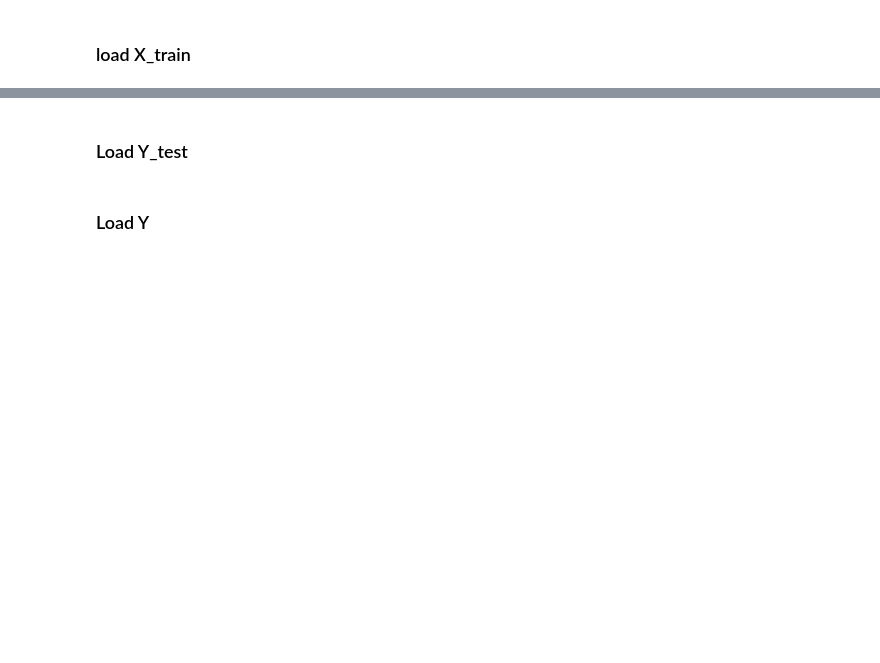
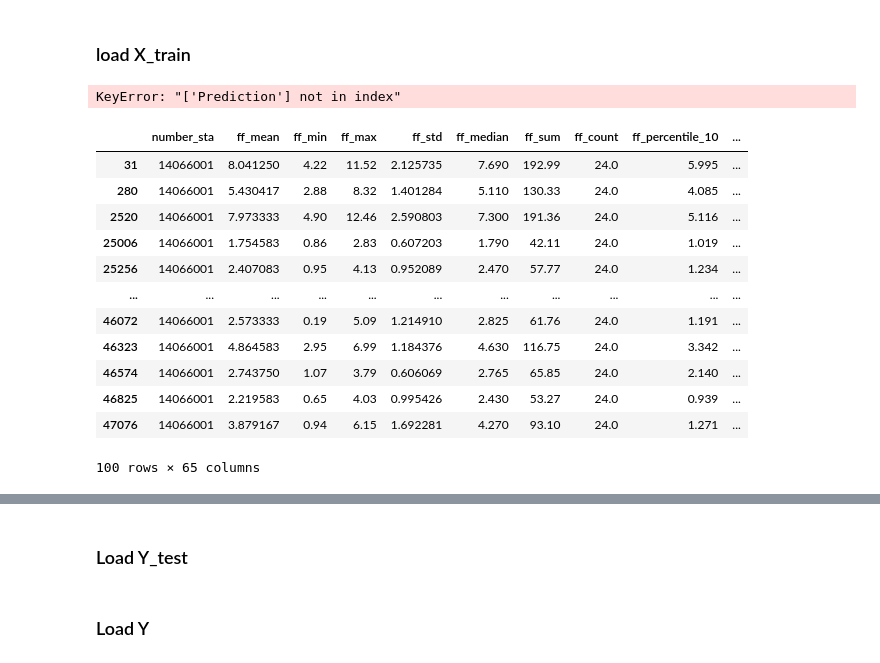
Before and after one commit to acamara2/meteoKaggle, a Jupyter notebook: casia-train-model.ipynb, the cells around one changed output, grey strips where cells are left out. Drawn from its saved outputs; the diff is of its cells as text; code cells hidden in the pictures; blank space fills up the shorter version.

```diff
--- a/casia-train-model.ipynb
+++ b/casia-train-model.ipynb
@@ -53,0 +100,20 @@ fname = './data/Train/Train/X_station_train.csv'
+# %%
+train.sort_values("Id")[["Id","Prediction"]].head(100)
+# %% [output]
+KeyError: "['Prediction'] not in index"
+# %%
+train_c.sort_values("Id").head(100)
+# %% [output]
+|  | number_sta | ff_mean | ff_min | ff_max | ff_std | ff_median | ff_sum | ff_count | ff_percentile_10 | ... |
+| 31 | 14066001 | 8.041250 | 4.22 | 11.52 | 2.125735 | 7.690 | 192.99 | 24.0 | 5.995 | ... |
+| 280 | 14066001 | 5.430417 | 2.88 | 8.32 | 1.401284 | 5.110 | 130.33 | 24.0 | 4.085 | ... |
+| 2520 | 14066001 | 7.973333 | 4.90 | 12.46 | 2.590803 | 7.300 | 191.36 | 24.0 | 5.116 | ... |
+| 25006 | 14066001 | 1.754583 | 0.86 | 2.83 | 0.607203 | 1.790 | 42.11 | 24.0 | 1.019 | ... |
+| 25256 | 14066001 | 2.407083 | 0.95 | 4.13 | 0.952089 | 2.470 | 57.77 | 24.0 | 1.234 | ... |
+| ... | ... | ... | ... | ... | ... | ... | ... | ... | ... | ... |
+| 46072 | 14066001 | 2.573333 | 0.19 | 5.09 | 1.214910 | 2.825 | 61.76 | 24.0 | 1.191 | ... |
+| 46323 | 14066001 | 4.864583 | 2.95 | 6.99 | 1.184376 | 4.630 | 116.75 | 24.0 | 3.342 | ... |
+| 46574 | 14066001 | 2.743750 | 1.07 | 3.79 | 0.606069 | 2.765 | 65.85 | 24.0 | 2.140 | ... |
+| 46825 | 14066001 | 2.219583 | 0.65 | 4.03 | 0.995426 | 2.430 | 53.27 | 24.0 | 0.939 | ... |
+| 47076 | 14066001 | 3.879167 | 0.94 | 6.15 | 1.692281 | 4.270 | 93.10 | 24.0 | 1.271 | ... |
+100 rows × 65 columns
```
Also changed, not shown: parts of 40 cells of this notebook, 6 other files.
